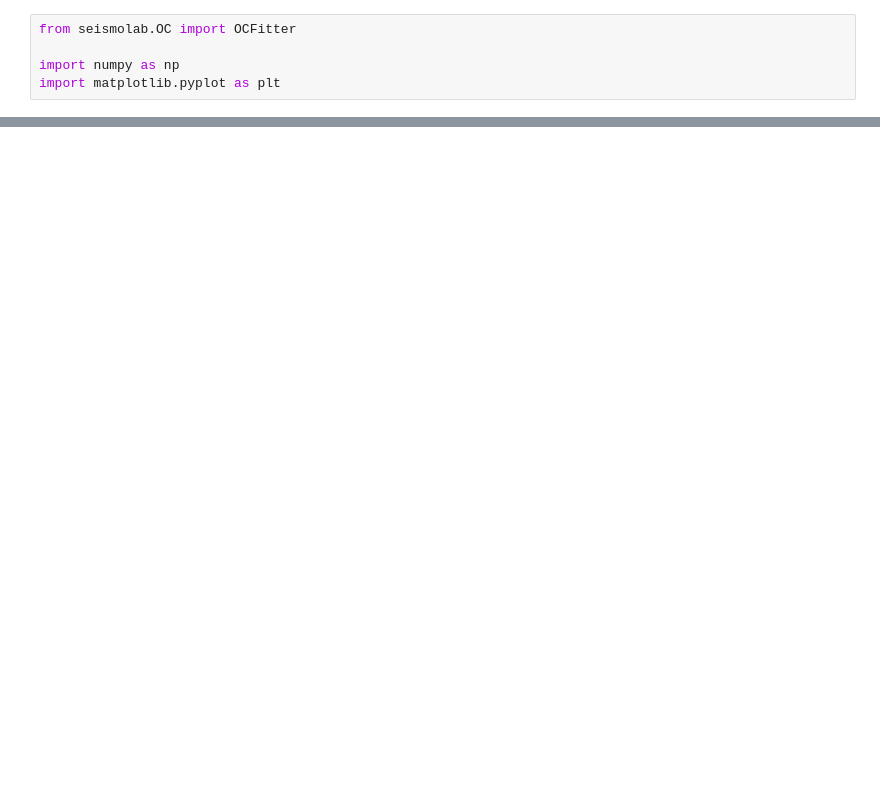
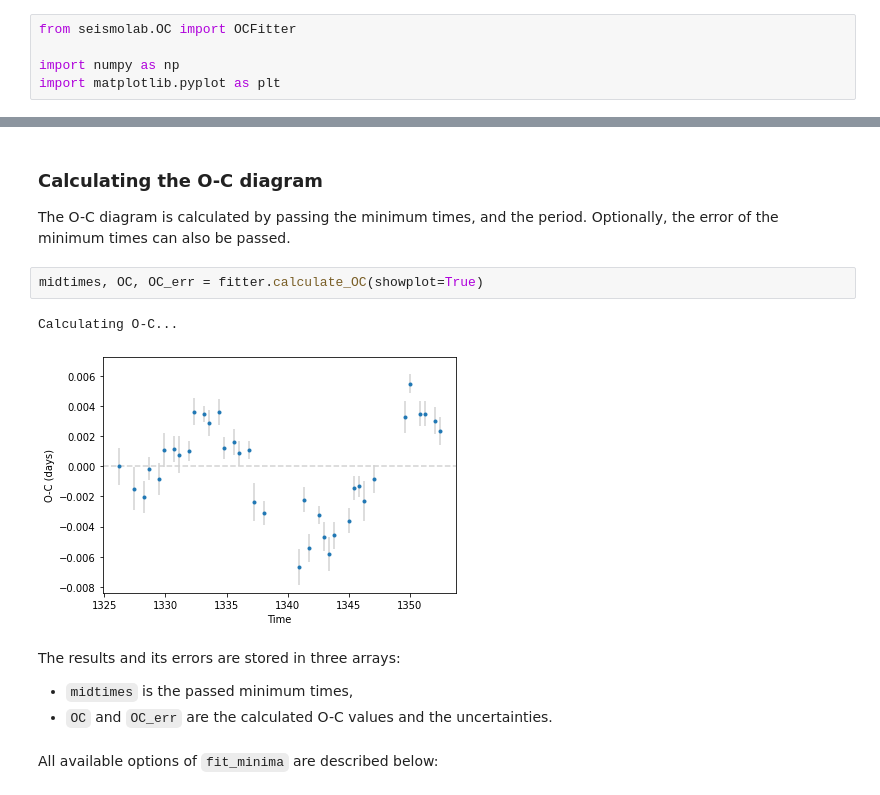
Before and after one commit to konkolyseismolab/seismolab, a Jupyter notebook: docs/source/OC_calculator.ipynb, the cells around one changed output, grey strips where cells are left out. Cells and saved outputs as stored; diff of their text form; blank space fills up the shorter version.

```diff
--- a/docs/source/OC_calculator.ipynb
+++ b/docs/source/OC_calculator.ipynb
@@ -85,0 +89,16 @@ Calculating O-C...
+# %% [markdown]
+### Calculating the O-C diagram
+
+The O-C diagram is calculated by passing the minimum times, and the period. Optionally, the error of the minimum times can also be passed.
+# %%
+midtimes, OC, OC_err = fitter.calculate_OC(showplot=True)
+# %% [output]
+Calculating O-C...
+[figure, added]
+# %% [markdown]
+The results and its errors are stored in three arrays:
+
+- `midtimes` is the passed minimum times,
+- `OC` and `OC_err` are the calculated O-C values and the uncertainties.
+# %% [markdown]
+All available options of `fit_minima` are described below:
```
Also changed, not shown: parts of 31 cells of this notebook.
